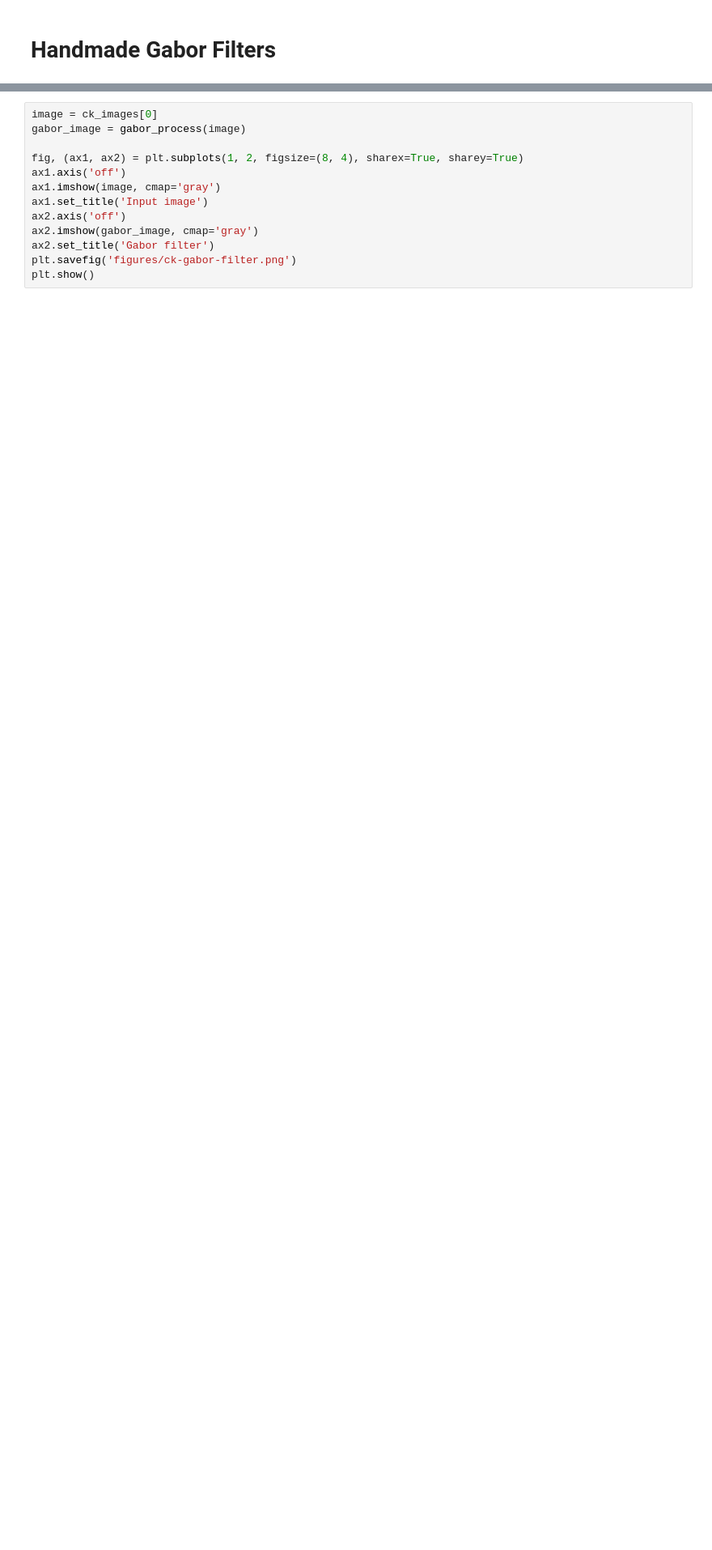
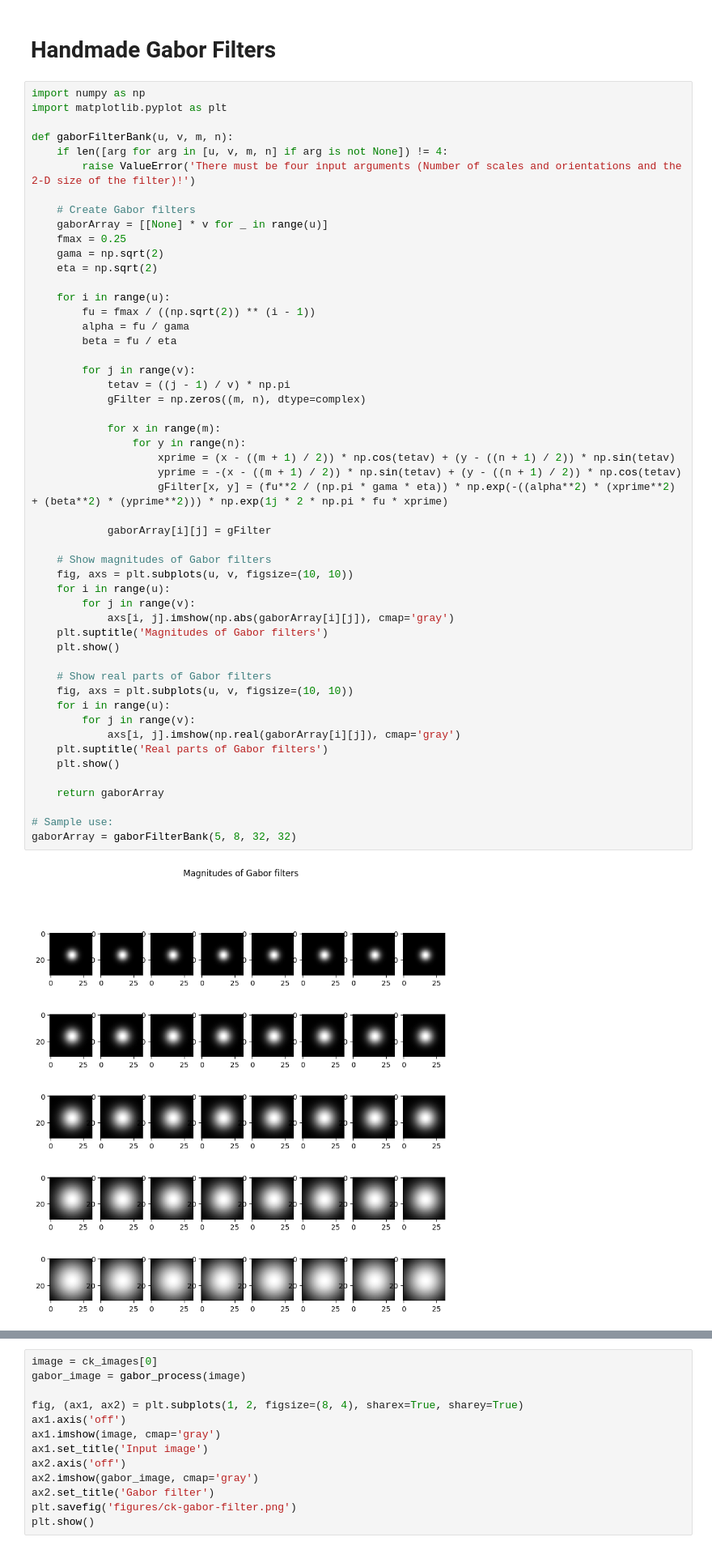
Before and after one commit to gralexrob1/facial-emotion-recognition, a Jupyter notebook: notebooks/gabor.ipynb, the cells around one changed output, grey strips where cells are left out. Shown at 81% size. Drawn from its saved outputs; the diff is of its cells as text; blank space fills up the shorter version.

```diff
--- a/notebooks/gabor.ipynb
+++ b/notebooks/gabor.ipynb
@@ -54,2 +90,55 @@ Image shape: (256, 256)
 # %% [markdown]
 # Handmade Gabor Filters
+# %%
+import numpy as np
+import matplotlib.pyplot as plt
+
+def gaborFilterBank(u, v, m, n):
+    if len([arg for arg in [u, v, m, n] if arg is not None]) != 4:
+        raise ValueError('There must be four input arguments (Number of scales and orientations and the 2-D size of the filter)!')
+
+    # Create Gabor filters
+    gaborArray = [[None] * v for _ in range(u)]
+    fmax = 0.25
+    gama = np.sqrt(2)
+    eta = np.sqrt(2)
+
+    for i in range(u):
+        fu = fmax / ((np.sqrt(2)) ** (i - 1))
+        alpha = fu / gama
+        beta = fu / eta
+
+        for j in range(v):
+            tetav = ((j - 1) / v) * np.pi
+            gFilter = np.zeros((m, n), dtype=complex)
+
+            for x in range(m):
+                for y in range(n):
+                    xprime = (x - ((m + 1) / 2)) * np.cos(tetav) + (y - ((n + 1) / 2)) * np.sin(tetav)
+                    yprime = -(x - ((m + 1) / 2)) * np.sin(tetav) + (y - ((n + 1) / 2)) * np.cos(tetav)
+                    gFilter[x, y] = (fu**2 / (np.pi * gama * eta)) * np.exp(-((alpha**2) * (xprime**2) + (beta**2) * (yprime**2))) * np.exp(1j * 2 * np.pi * fu * xprime)
+
+            gaborArray[i][j] = gFilter
+
+    # Show magnitudes of Gabor filters
+    fig, axs = plt.subplots(u, v, figsize=(10, 10))
+    for i in range(u):
+        for j in range(v):
+            axs[i, j].imshow(np.abs(gaborArray[i][j]), cmap='gray')
+    plt.suptitle('Magnitudes of Gabor filters')
+    plt.show()
+
+    # Show real parts of Gabor filters
+    fig, axs = plt.subplots(u, v, figsize=(10, 10))
+    for i in range(u):
+        for j in range(v):
+            axs[i, j].imshow(np.real(gaborArray[i][j]), cmap='gray')
+    plt.suptitle('Real parts of Gabor filters')
+    plt.show()
+
+    return gaborArray
+
+# Sample use:
+gaborArray = gaborFilterBank(5, 8, 32, 32)
+# %% [output]
+[figure, added]
```
Also changed, not shown: parts of 3 cells of this notebook, 1 other file.
